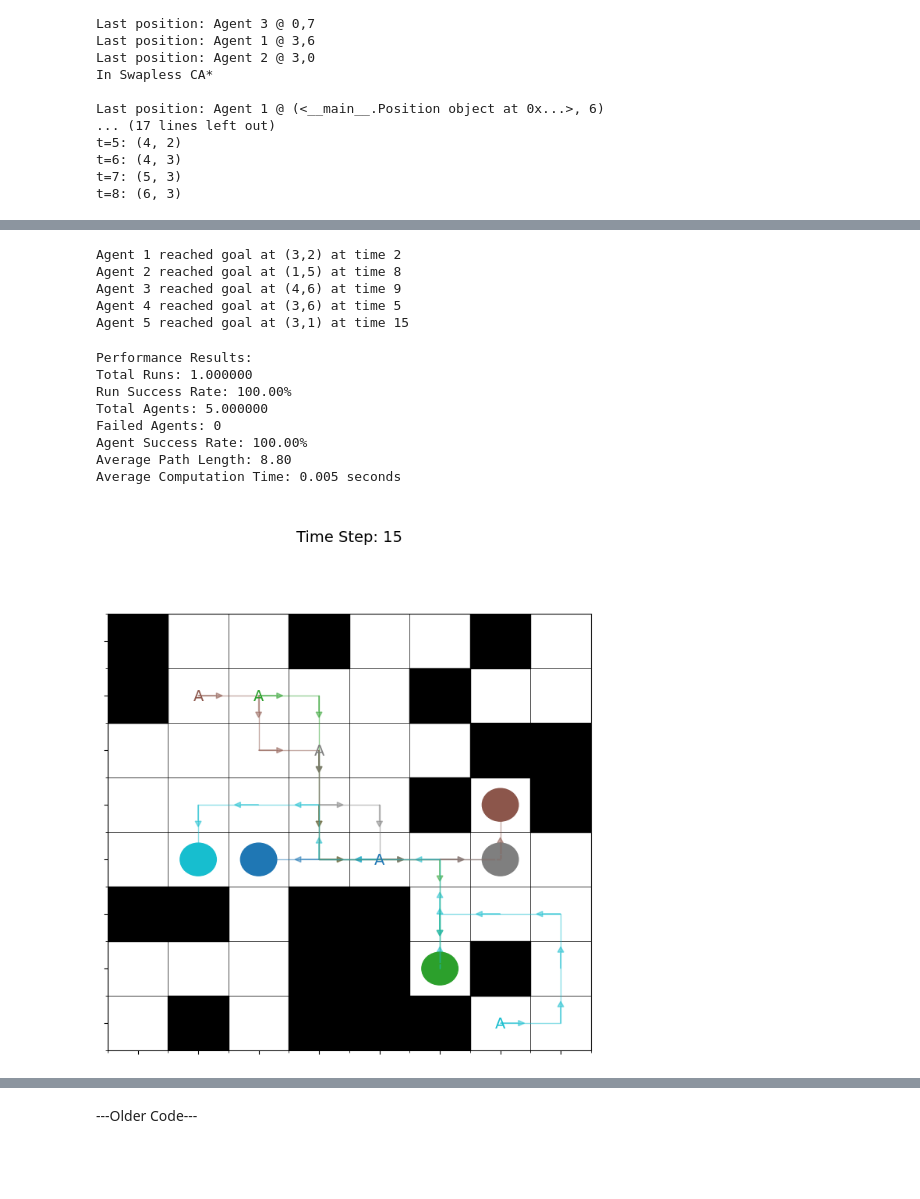
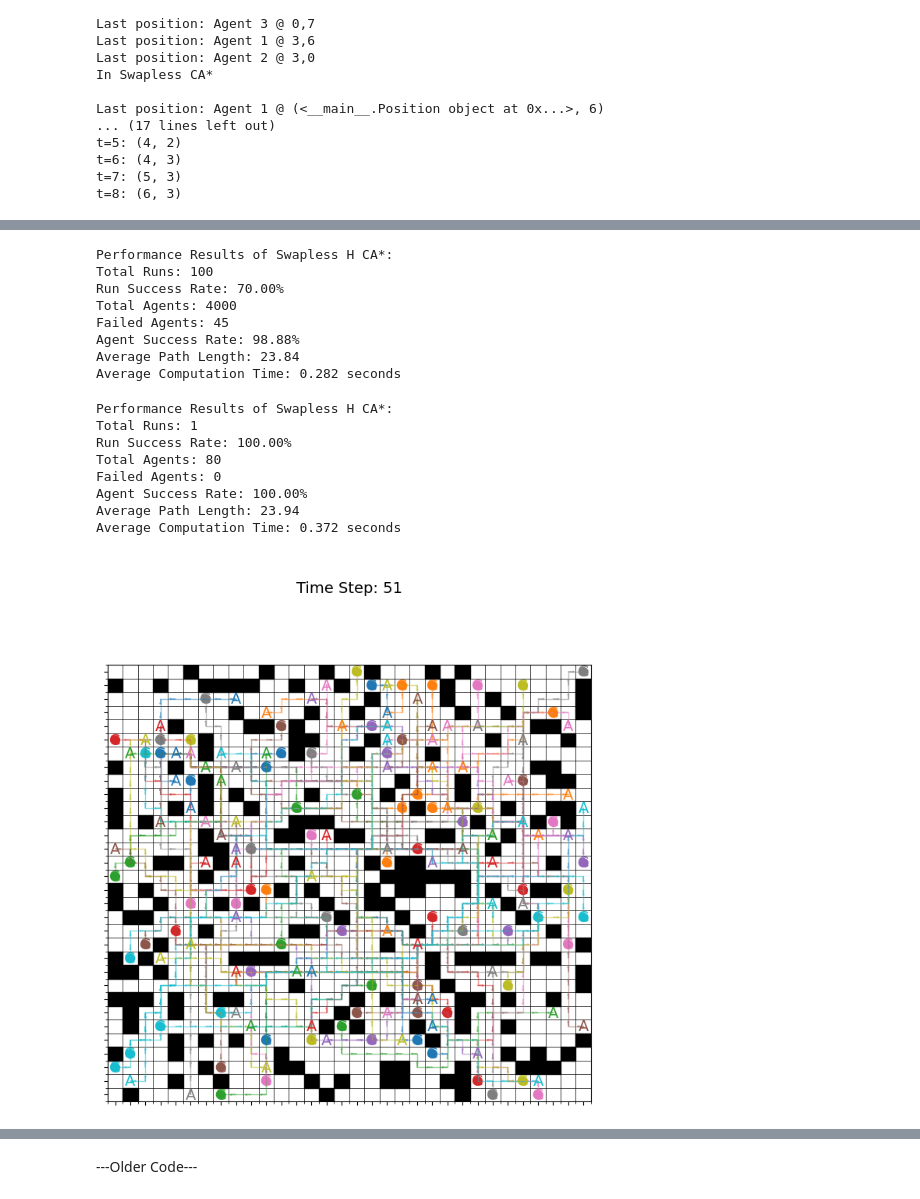
Before and after one commit to kieranjoshi/final-project-robo, a Jupyter notebook: robonav.ipynb, the cells around one changed output, grey strips where cells are left out. Drawn from its saved outputs; the diff is of its cells as text; code cells hidden in the pictures; blank space fills up the shorter version.

```diff
--- a/robonav.ipynb
+++ b/robonav.ipynb
@@ -682,6 +655,7 @@ class PerformanceMetrics:
     path_lengths: list
     path_times: list
     run_times: list
+    function_type: str
 
     def get_run_success_rate(self):
         return (self.successful_runs / self.total_runs) * 100
@@ -718,6 +692,7 @@ def get_performance(num_runs, grid_size, num_agents, num_obstacles, function_typ
         path_lengths = [],
         path_times = [],
         run_times = [],
+        function_type = '',
     )
 
     for run in range(num_runs):
@@ -746,12 +721,16 @@ def get_performance(num_runs, grid_size, num_agents, num_obstacles, function_typ
         match function_type:
             case 0:
                 paths = cooperative_astar(agents, grid)
+                metrics.function_type = "Non-H CA*"
             case 1:
                 paths = hierarchical_cooperative_astar(agents, grid)
+                metrics.function_type = "H CA*"
             case 2:
                 paths = swapless_cooperative_astar(agents, grid)
+                metrics.function_type = "Swapless Non-H CA*"
             case 3:
                 paths = hierarchical_swl_cooperative_astar(agents, grid)
+                metrics.function_type = "Swapless H CA*"
         total_computation_time = time.time() - start_time
 
         run_success = True
@@ -777,7 +756,7 @@ def get_performance(num_runs, grid_size, num_agents, num_obstacles, function_typ
     return metrics
 
 def print_results(metric: PerformanceMetrics):
-    print(f"Performance Results:")
+    print(f"Performance Results of {metric.function_type:}:")
     print(f"Total Runs: {metric.total_runs:}")
     print(f"Run Success Rate: {metric.get_run_success_rate():.2f}%")
     print(f"Total Agents: {metric.total_agents:}")
@@ -788,18 +814,25 @@ def print_results(metric: PerformanceMetrics):
+# %%
+metrics_40a = get_performance(num_runs=100, grid_size=(32,32), num_agents=40, num_obstacles=205, function_type=3, save_gif=False)
+print_results(metrics_40a)
+# %% [output]
+Performance Results of Swapless H CA*:
+Total Runs: 100
+Run Success Rate: 70.00%
+Total Agents: 4000
+Failed Agents: 45
+Agent Success Rate: 98.88%
+Average Path Length: 23.84
+Average Computation Time: 0.282 seconds
 # %%
-metrics = get_performance(num_runs=1, grid_size=(8,8), num_agents=5, num_obstacles=20)
-print_results(metrics)
+metrics_50a = get_performance(num_runs=1, grid_size=(32,32), num_agents=80, num_obstacles=205, function_type=3, save_gif=True)
+print_results(metrics_50a)
 # %% [output]
-Agent 1 reached goal at (3,2) at time 2
-Agent 2 reached goal at (1,5) at time 8
-Agent 3 reached goal at (4,6) at time 9
-Agent 4 reached goal at (3,6) at time 5
-Agent 5 reached goal at (3,1) at time 15
+Performance Results of Swapless H CA*:
+Total Runs: 1
+Run Success Rate: 100.00%
+Total Agents: 80
+Failed Agents: 0
+Agent Success Rate: 100.00%
+Average Path Length: 23.94
+Average Computation Time: 0.372 seconds
-Performance Results:
-Total Runs: 1.000000
-Run Success Rate: 100.00%
-Total Agents: 5.000000
-Failed Agents: 0
-Agent Success Rate: 100.00%
-Average Path Length: 8.80
-Average Computation Time: 0.005 seconds
-[figure, old version]
+[figure, new version]
```
Also changed, not shown: parts of 12 cells of this notebook.
